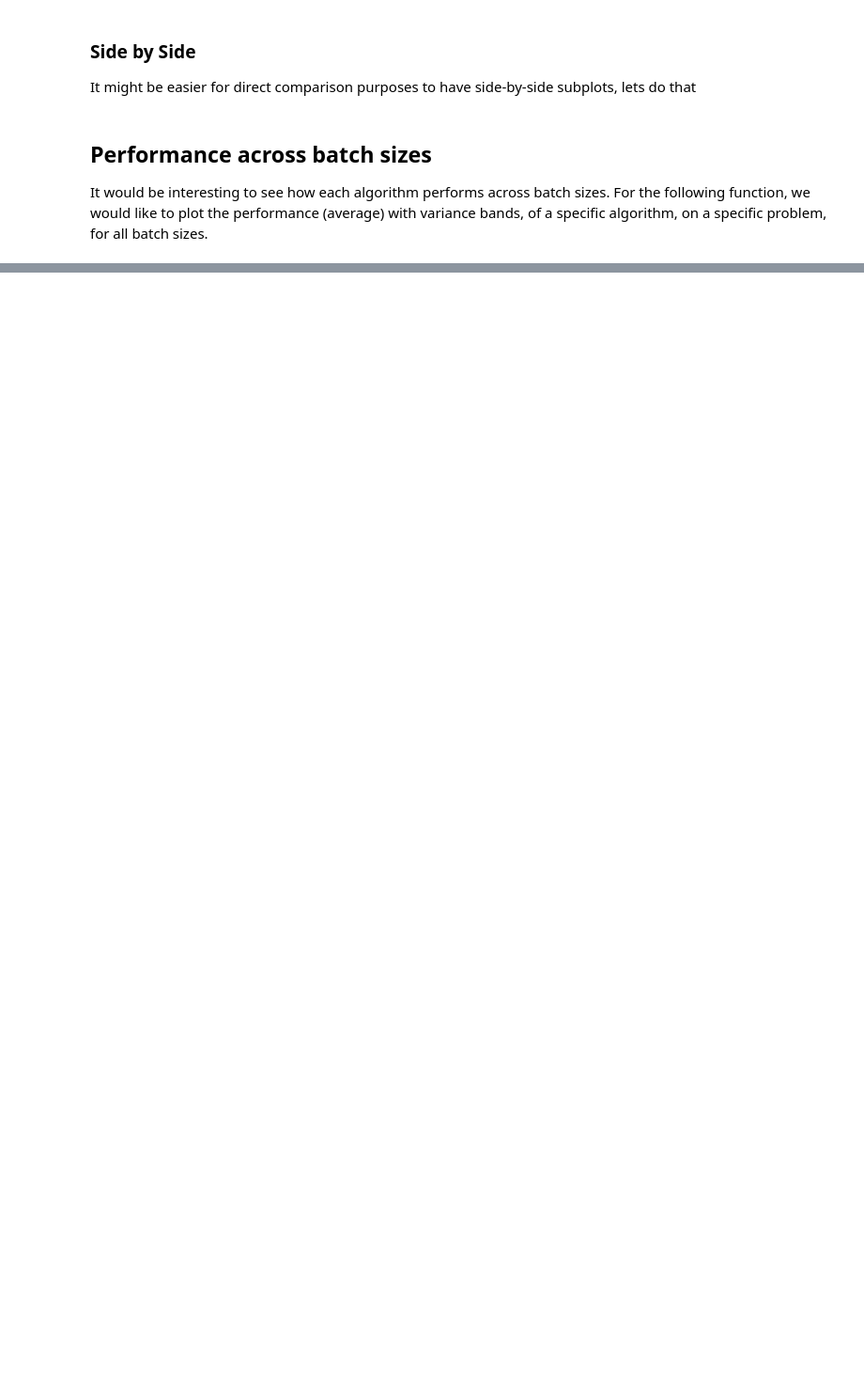
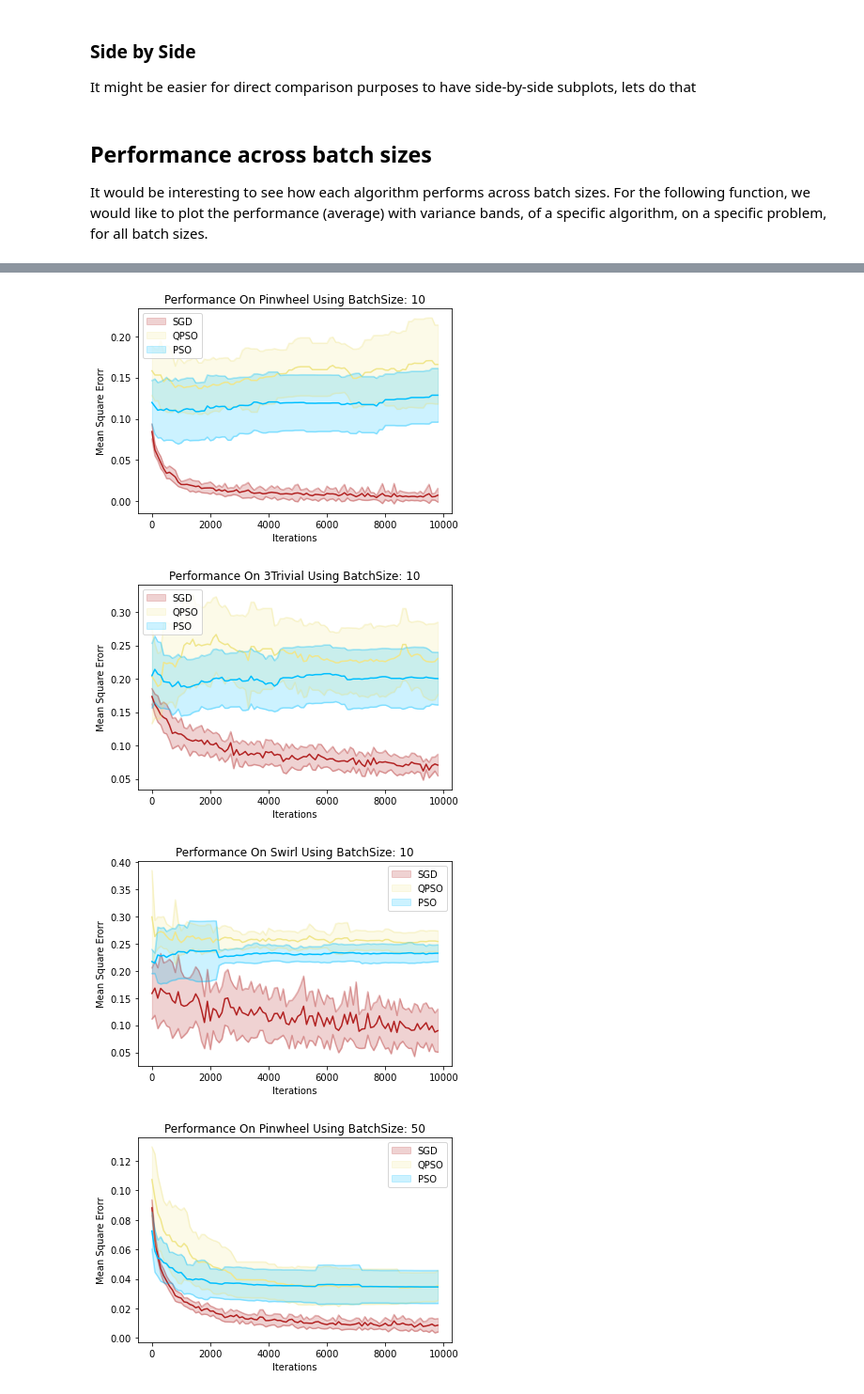
Before and after one commit to jcdw99/ML_Assignment_2, a Jupyter notebook: src/Python/plotter.ipynb, the cells around one changed output, grey strips where cells are left out. Shown at 94% size. Saved outputs shown, nothing was run; the diff lists cells and outputs as text; code cells hidden in the pictures; blank space fills up the shorter version.

```diff
--- a/src/Python/plotter.ipynb
+++ b/src/Python/plotter.ipynb
@@ -218,0 +231,44 @@ plot_algo_across_batch("Swarm", "Swirl", "PSO_Swirl_Batch")
+# %%
+## Batch options are '10', '50', '100', '200', '500'
+## prob options are 3Trivial, Pinwheel, Swirl
+## form is <prob><algo>Train_<batchsize>.csv
+def plot_algos_per_batch(batch_str, prob_str, saveName):
+
+    fig,ax = plt.subplots(1)
+    algo_options = ['NN', 'Q_Swarm', 'Swarm']
+    dfs = []
+    for algo in algo_options:
+        dfs.append(loadTrainingErrorSet(batch_str + "/" + prob_str + algo + "Training_" + batch_str))
+
+    colors = ['firebrick', 'khaki', 'deepskyblue', 'darkorchid', 'mediumseagreen']
+    names = ["SGD", "QPSO", "PSO"]
+
+    for i in range(len(dfs)):
+        xs = np.array(list(range(len(dfs[i]['means'])))) * 100
+        plt.plot(xs, dfs[i]['means'], color=colors[i])
+        upper = dfs[i]['means'] + dfs[i]['devs']
+        lower = dfs[i]['means'] - dfs[i]['devs']
+        plt.plot(xs, upper, alpha=0.3, color=colors[i])
+        plt.plot(xs, lower, alpha=0.3, color=colors[i])
+        plt.fill_between(xs, lower, upper, alpha=0.2, label=names[i], color=colors[i])
+
+    plt.xlabel("Iterations")
+    plt.ylabel("Mean Square Erorr")
+
+    plt.title("Performance On " + prob_str + " Using BatchSize: " + batch_str)
+    plt.legend()
+
+    if saveName is not None:
+        fig.savefig("../../output/Pics/AlgoComparison/" + saveName + ".jpg")
+# %%
+for size in ["10", "50", "100", "200", "500"]:
+    plot_algos_per_batch(size, "Pinwheel", size + "_PinWheel")
+    ## 3Classs_per_batch Data
+    plot_algos_per_batch(size, "3Trivial", size + "_3Trivial")
+    ## Swis_per_batch
+    plot_algos_per_batch(size, "Swirl", size + "_Swirl")
+# %% [output]
+[figure, added]
+[figure, added]
+[figure, added]
+[figure, added]
```
Also changed, not shown: parts of 11 cells of this notebook, 5 other files.
